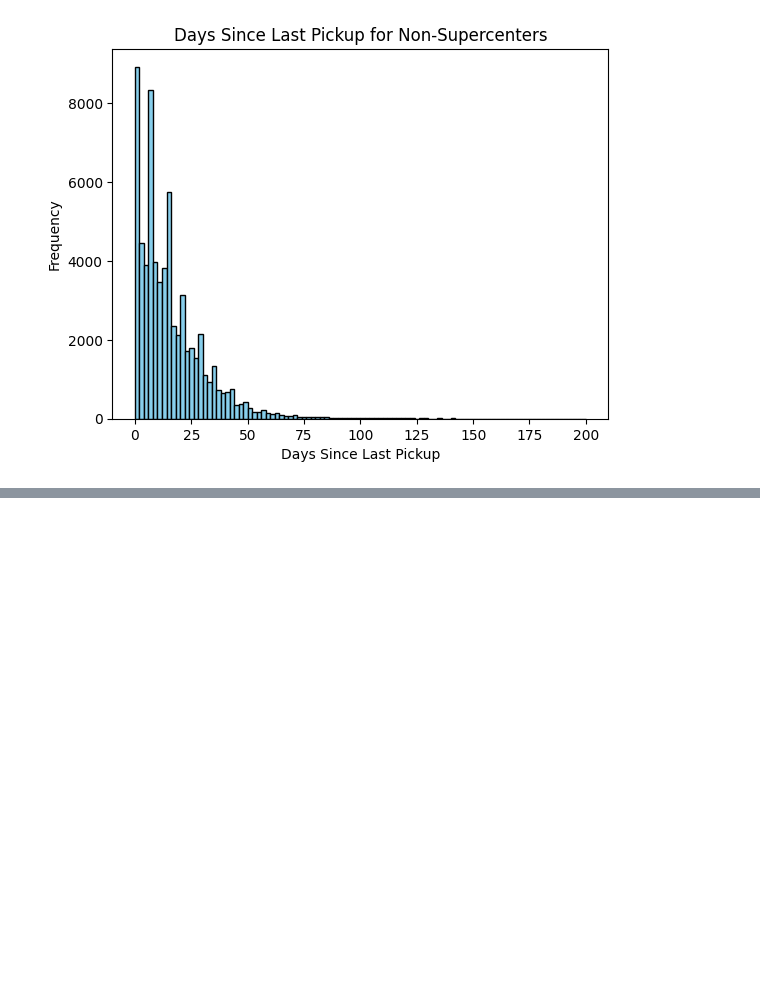
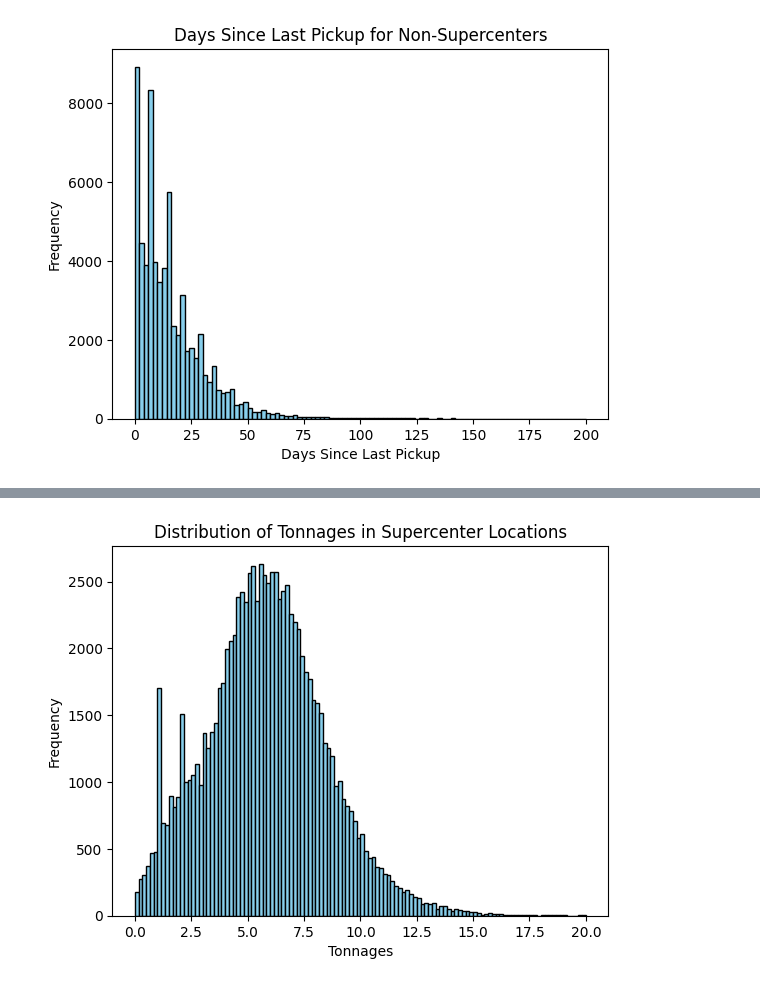
Before and after one commit to jli615/dtxwalmart, a Jupyter notebook: splitting.ipynb, the cells around one changed output, grey strips where cells are left out. Saved outputs shown, nothing was run; the diff lists cells and outputs as text; code cells hidden in the pictures; blank space fills up the shorter version.

```diff
--- a/splitting.ipynb
+++ b/splitting.ipynb
@@ -244,0 +277,8 @@ plt.show()
+# %%
+plt.hist(supercenter_22['Tonnage'], bins=120, range=(0, 20), color='skyblue', edgecolor='black')
+plt.xlabel('Tonnages')
+plt.ylabel('Frequency')
+plt.title('Distribution of Tonnages in Supercenter Locations')
+plt.show()
+# %% [output]
+[figure, added]
```
Also changed, not shown: parts of 8 cells of this notebook.
